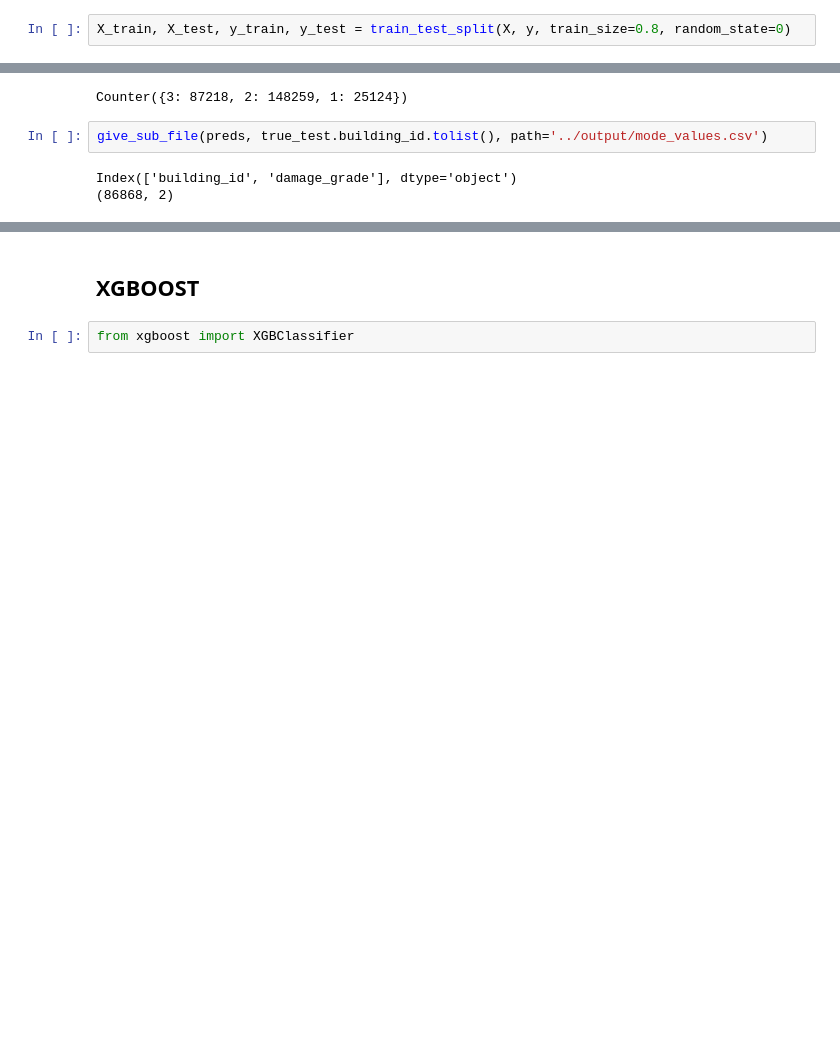
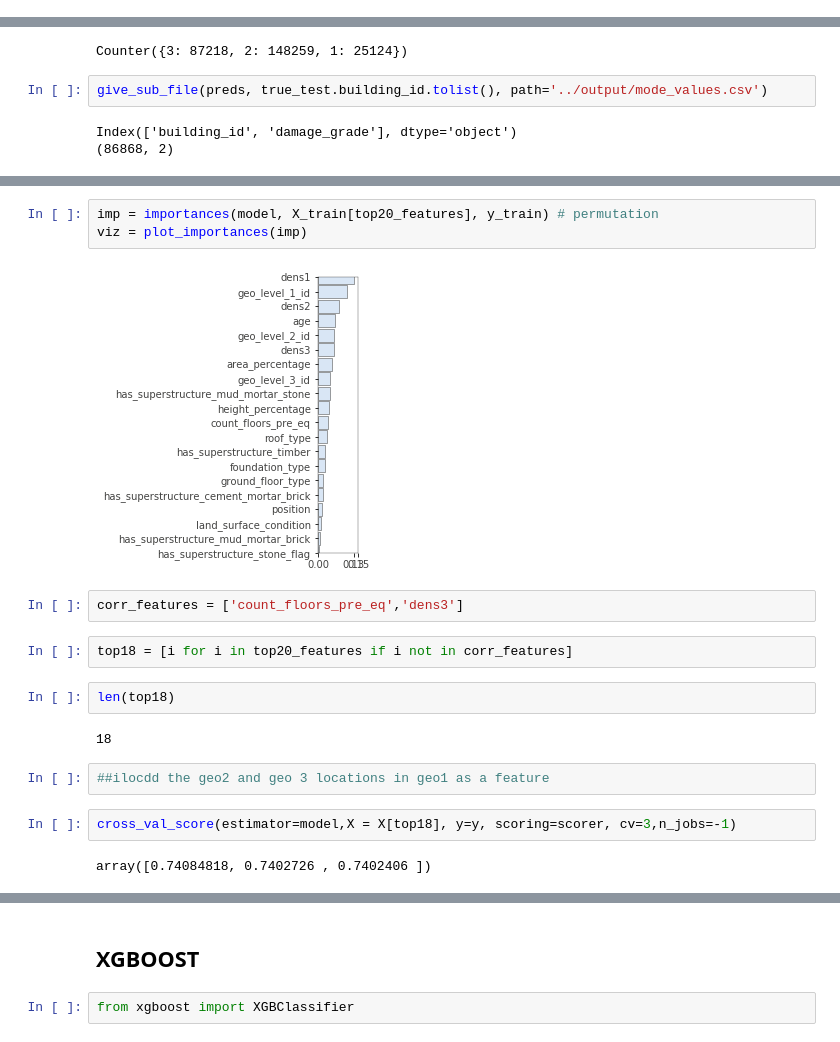
Before and after one commit to alan-flint/Richter-DrivenData, a Jupyter notebook: src/NB_DataCheck.ipynb, the cells around one changed output, grey strips where cells are left out. Saved outputs shown, nothing was run; the diff lists cells and outputs as text; blank space fills up the shorter version.

```diff
--- a/src/NB_DataCheck.ipynb
+++ b/src/NB_DataCheck.ipynb
@@ -146,2 +314,0 @@ from rfpimp import *
-# %%
-X_train, X_test, y_train, y_test = train_test_split(X, y, train_size=0.8, random_state=0)
@@ -317,0 +453,19 @@ Index(['building_id', 'damage_grade'], dtype='object')
+# %%
+imp = importances(model, X_train[top20_features], y_train) # permutation
+viz = plot_importances(imp)
+# %% [output]
+[figure, added]
+# %%
+corr_features = ['count_floors_pre_eq','dens3']
+# %%
+top18 = [i for i in top20_features if i not in corr_features]
+# %%
+len(top18)
+# %% [output]
+18
+# %%
+##ilocdd the geo2 and geo 3 locations in geo1 as a feature
+# %%
+cross_val_score(estimator=model,X = X[top18], y=y, scoring=scorer, cv=3,n_jobs=-1)
+# %% [output]
+array([0.74084818, 0.7402726 , 0.7402406 ])
```
Also changed, not shown: parts of 51 cells of this notebook.
